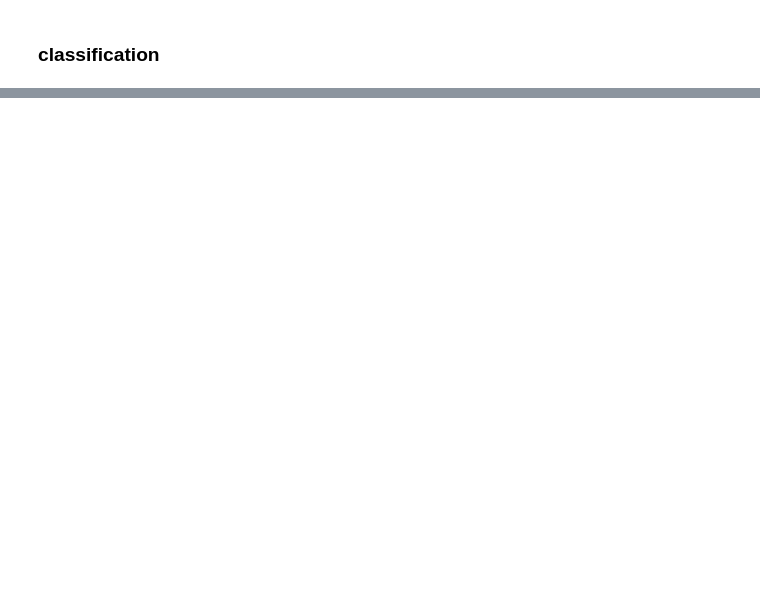
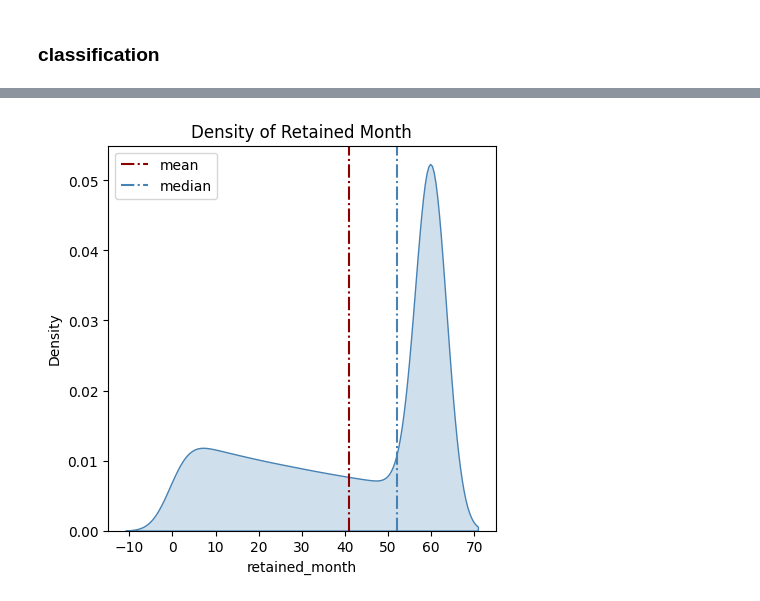
Before and after one commit to Blair-Lu-c/MADS, a Jupyter notebook: Machine_Learning_2/Forecasting_the_evolution_of_transportation_networks.ipynb, the cells around one changed output, grey strips where cells are left out. Cells and saved outputs as stored; diff of their text form; code cells hidden in the pictures; blank space fills up the shorter version.

```diff
--- a/Machine_Learning_2/Forecasting_the_evolution_of_transportation_networks.ipynb
+++ b/Machine_Learning_2/Forecasting_the_evolution_of_transportation_networks.ipynb
@@ -880,0 +1086,29 @@ if __name__ == '__main__':
+# %%
+# August 2022: the initial status
+graph_init = graphs_forecast2[0]
+edge_init = list(graph_init.edges())
+degree_init = dict(graph_init.degree())
+
+# August 2027: the forecast ending month
+graph_end = graphs_forecast2[-1]
+edge_end = list(graph_end.edges())
+degree_end = dict(graph_end.degree())
+
+# calculate the retained months for each edges(exist in August 2022) within the 60 months forecasting period
+retain_months = {}
+count = 0
+for edge in edge_init:
+    for graph in graphs_forecast2[1:]: # exclude the graph of Aug 2022
+        if edge in graph.edges():
+            count += 1
+        retain_months[edge] = count
+    retain_months[edge] = count
+    count = 0
+
+# create dataframe
+retain_df = pd.DataFrame(list(retain_months.items()), columns=['edge','retained_month'])
+
+# split edge to origin and target
+retain_df[['origin', 'target']] = retain_df['edge'].apply(pd.Series)
+
+retain_df
@@ -880,0 +1150,11 @@ if __name__ == '__main__':
+# %%
+# plot kdeplot to check the density of all retained months
+plt.figure(figsize=(5,5))
+sns.kdeplot(retain_df.retained_month,color='steelblue', shade=True)
+plt.axvline(retain_df.retained_month.mean(), label='mean',linestyle='-.', color='darkred')
+plt.axvline(retain_df.retained_month.median(), label='median',linestyle='-.', color='steelblue')
+plt.legend()
+plt.title('Density of Retained Month')
+plt.show()
+# %% [output]
+[figure, added]
```
Also changed, not shown: parts of 47 cells of this notebook.
